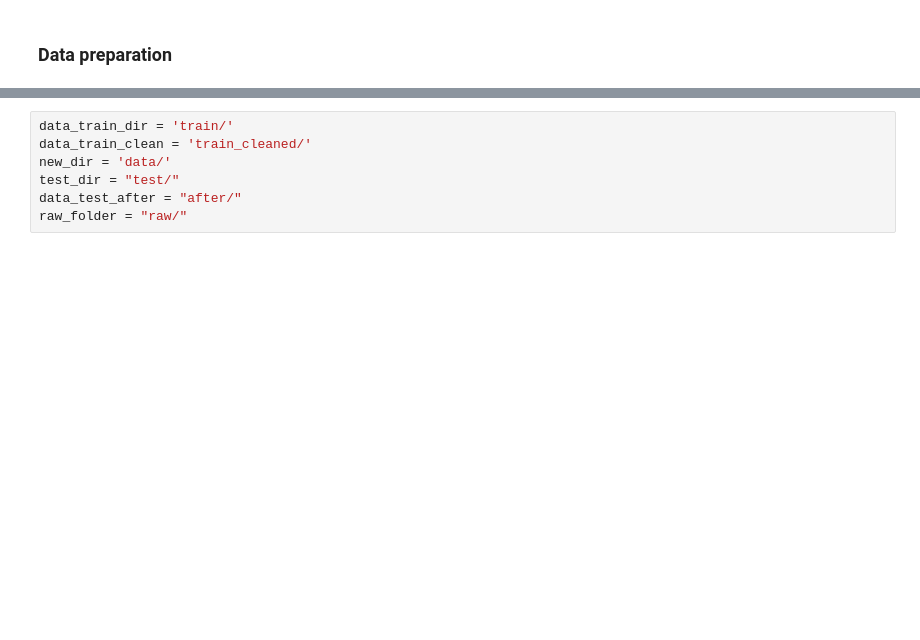
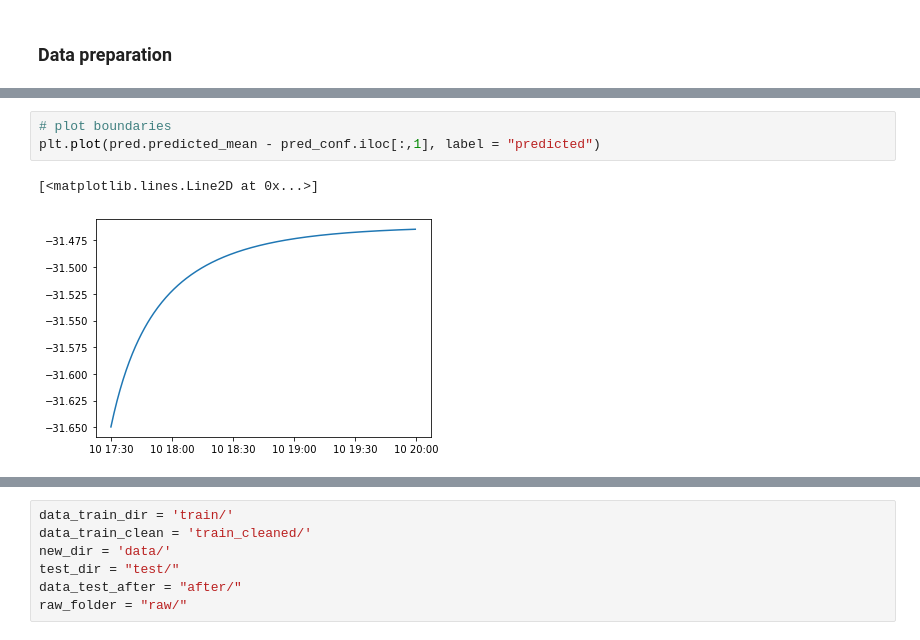
Before and after one commit to 314ka4y/Anomaly-detection-project, a Jupyter notebook: Anomaly_detection.ipynb, the cells around one changed output, grey strips where cells are left out. Cells and saved outputs as stored; diff of their text form; blank space fills up the shorter version.

```diff
--- a/Anomaly_detection.ipynb
+++ b/Anomaly_detection.ipynb
@@ -189,0 +275,6 @@ final_df.plot()
+# %%
+# plot boundaries
+plt.plot(pred.predicted_mean - pred_conf.iloc[:,1], label = "predicted")
+# %% [output]
+[<matplotlib.lines.Line2D at 0x...>]
+[figure, added]
```
Also changed, not shown: parts of 57 cells of this notebook, 26 other files.
